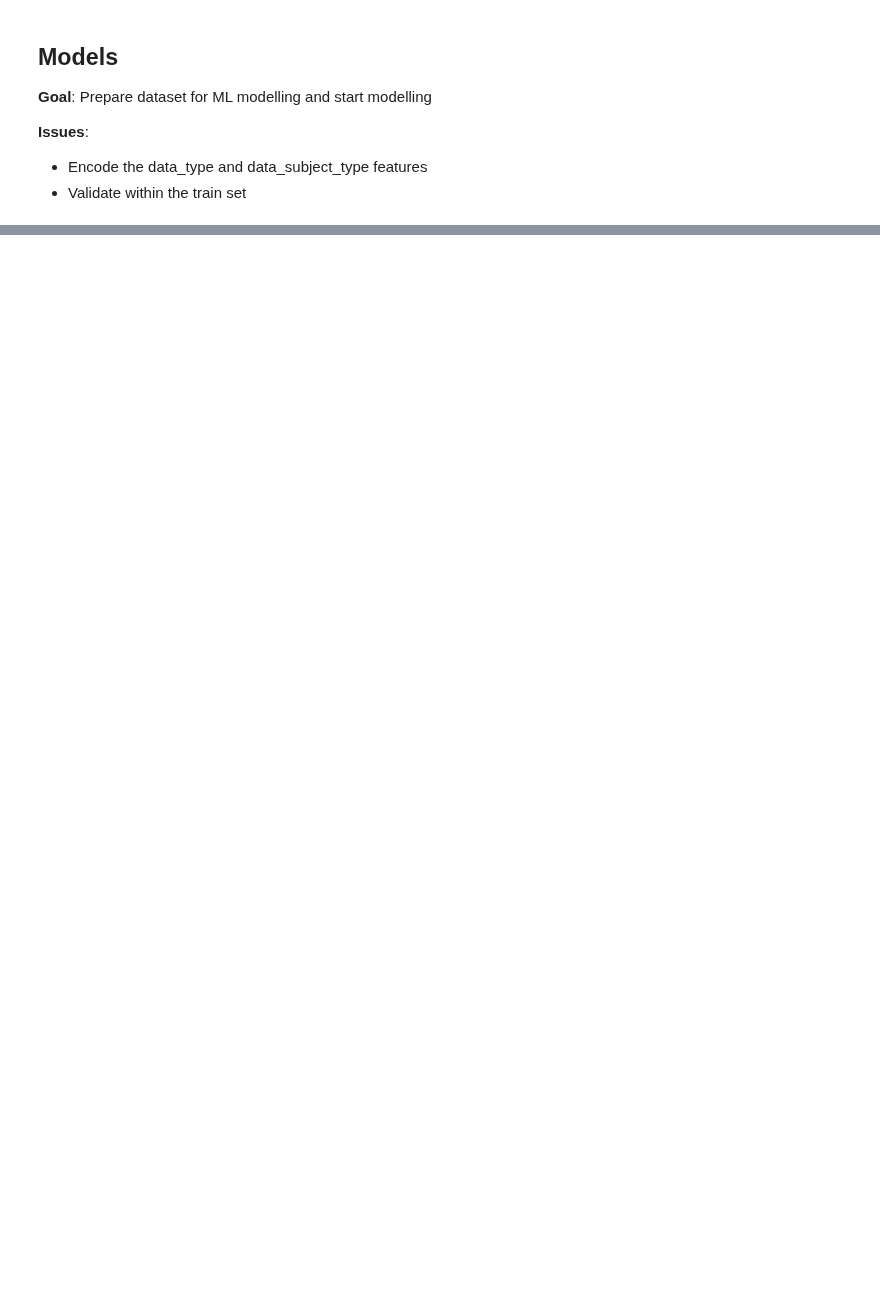
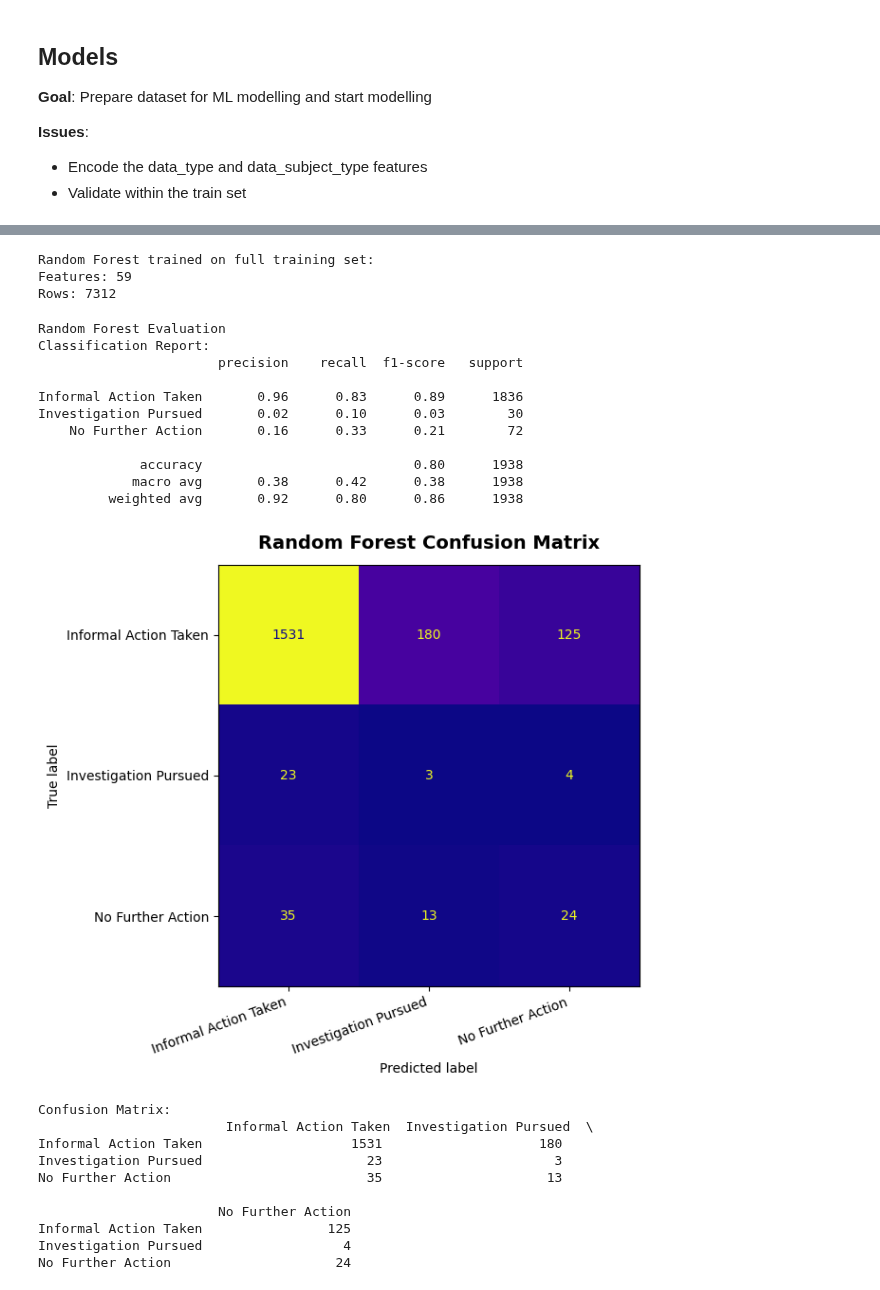
Before and after one commit to maycrowave/healthcare-data-incident-dashboard, a Jupyter notebook: models.ipynb, the cells around one changed output, grey strips where cells are left out. Cells and saved outputs as stored; diff of their text form; code cells hidden in the pictures; blank space fills up the shorter version.

```diff
--- a/models.ipynb
+++ b/models.ipynb
@@ -105,26 +281,0 @@ def evaluate_model(y_true, y_pred, labels=None):
-# %%
-# Training and test sets
-X_train = df_train[FEATURE_COLS]
-y_train = df_train[TARGET_COL]
-
-X_test = df_test[FEATURE_COLS]
-y_test = df_test[TARGET_COL]
-
-print("Train size:", X_train.shape[0], "Test size:", X_test.shape[0])
-print("Train:", y_train.value_counts().sort_index().to_dict())
-print("Test:", y_test.value_counts().sort_index().to_dict())
-# %%
-# BASELINE FOR RANDOM FOREST CLASSIFIER
-preprocessor = ColumnTransformer(transformers=[("cat", OneHotEncoder(handle_unknown="ignore"), FEATURE_COLS)])
-
-rf_pipeline = Pipeline(
-    steps=[
-        ("preprocess", preprocessor),
-        ("model", RandomForestClassifier(n_estimators=200, random_state=42, n_jobs=-1, class_weight="balanced"))
-    ]
-)
-
-rf_pipeline.fit(X_train, y_train)
-
-y_pred = rf_pipeline.predict(X_test)
-evaluate_model(y_test, y_pred)
@@ -130,0 +331,44 @@ evaluate_model(y_test, y_pred)
+# %%
+# Train final model on full training set
+rf_final = RandomForestClassifier(
+    n_estimators=200,
+    class_weight="balanced",
+    random_state=RANDOM_STATE,
+    n_jobs=-1
+)
+
+rf_final.fit(X_train, y_train)
+print("Random Forest trained on full training set:")
+print(f"Features: {X_train.shape[1]}") #59
+print(f"Rows: {X_train.shape[0]}") #6766
+# %% [output]
+Random Forest trained on full training set:
+Features: 59
+Rows: 7312
+# %%
+# Evaluate on test set
+y_pred_rf = rf_final.predict(X_test)
+rf_metrics = evaluate_model("Random Forest", y_test, y_pred_rf)
+# %% [output]
+Random Forest Evaluation
+Classification Report:
+                       precision    recall  f1-score   support
+
+Informal Action Taken       0.96      0.83      0.89      1836
+Investigation Pursued       0.02      0.10      0.03        30
+    No Further Action       0.16      0.33      0.21        72
+
+             accuracy                           0.80      1938
+            macro avg       0.38      0.42      0.38      1938
+         weighted avg       0.92      0.80      0.86      1938
+[figure, added]
+Confusion Matrix:
+                        Informal Action Taken  Investigation Pursued  \
+Informal Action Taken                   1531                    180
+Investigation Pursued                     23                      3
+No Further Action                         35                     13
+
+                       No Further Action
+Informal Action Taken                125
+Investigation Pursued                  4
+No Further Action                     24
```
Also changed, not shown: parts of 28 cells of this notebook, 4 other files.
